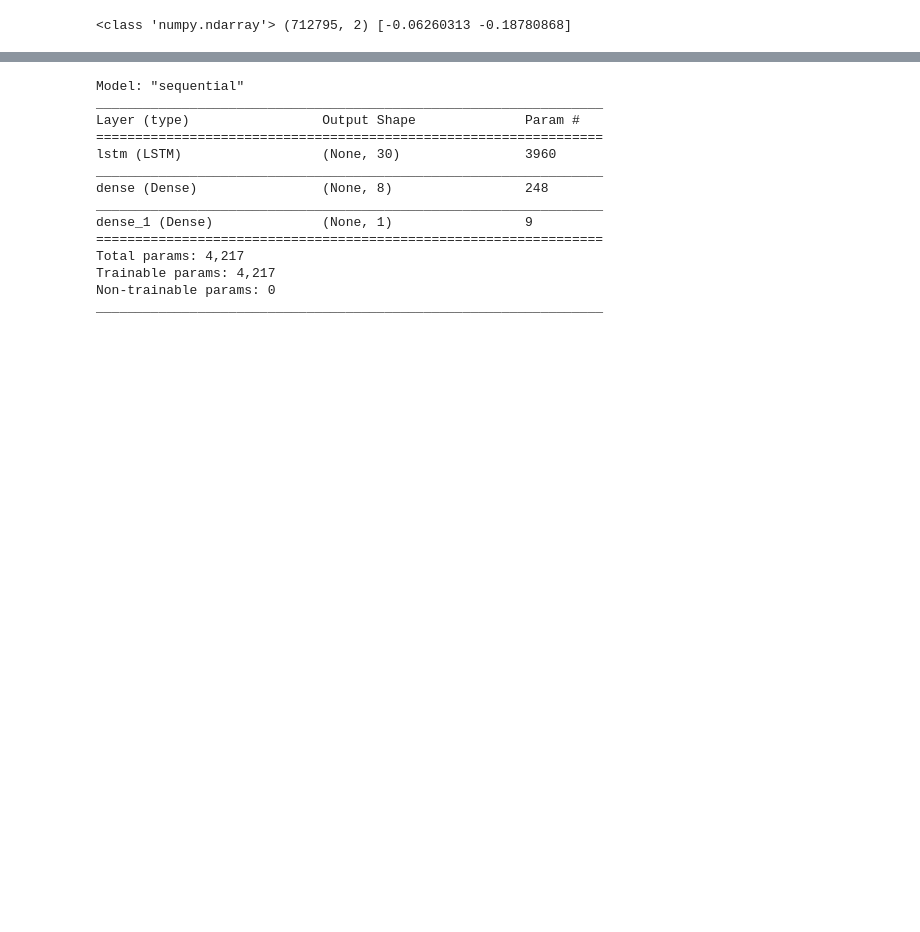
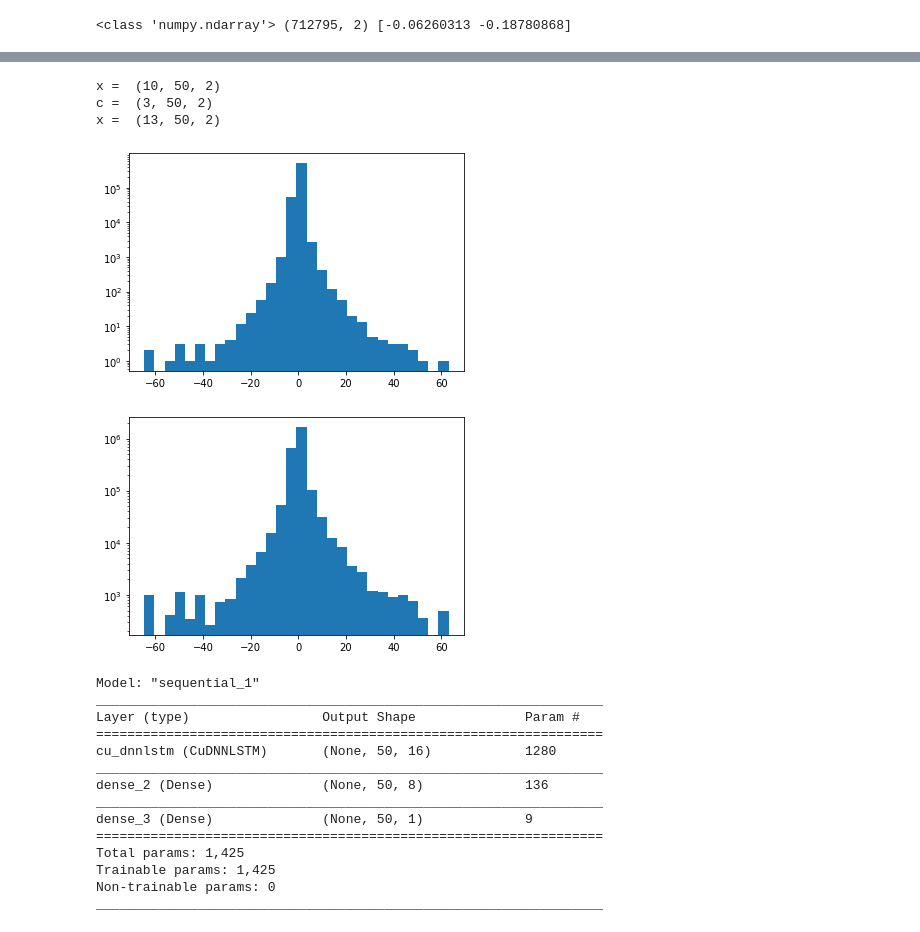
Before and after one commit to GustavLundberg/crypto, a Jupyter notebook: crypto.ipynb, the cells around one changed output, grey strips where cells are left out. Cells and saved outputs as stored; diff of their text form; code cells hidden in the pictures; blank space fills up the shorter version.

Commit message:
Oversampling started

```diff
--- a/crypto.ipynb
+++ b/crypto.ipynb
@@ -159,3 +224,45 @@ print(y_test.shape)
+# %%
+x = x_train[:10]
+print('x = ', x.shape)
+c = x[r]
+print('c = ', c.shape)
+x = np.append(x, c, axis = 0)
+print('x = ', x.shape)
+# %% [output]
+x =  (10, 50, 2)
+c =  (3, 50, 2)
+x =  (13, 50, 2)
+# %%
+### Oversampling based on the magnitude of the label (y_data) ###
+
+def oversample(x_data, y_data, n):
+
+    probs = np.abs(y_data) / np.sum(np.abs(y_data))
+    rand_indexes = np.random.choice(list(range(len(y_data))), size = n, replace = True, p = probs)
+    y_data = np.append(y_data, y_train[rand_indexes])
+    x_data = np.append(x_data, x_data[rand_indexes], axis = 0)
+
+    return x_data, y_data
+# %%
+### Oversampling based on the magnitude of the label (y_data) ###
+
+#x_data = x_train#[:10000]
+#y_data = y_train#[:10000]
+
+#plt.hist(y_data, bins = 30, log = True)
+plt.hist(y_train, bins = 30, log = True)
+plt.show()
+
+#x_data, y_data = oversample(x_data = x_data, y_data = y_data, n = 2000000)
+x_train, y_train = oversample(x_data = x_train, y_data = y_train, n = 2000000)
+#print('x_data = ', x_data.shape)
+#print('y_data = ', y_data.shape)
+
+plt.hist(y_train, bins = 30, log = True)
+plt.show()
+# %% [output]
+[figure, added]
+[figure, added]
 # %%
 ### Building model ###
 model = Sequential()
@@ -167,28 +297,28 @@ model.add(Dense(units = 1, activation = 'linear'))
 # %%
 ### Defining optimization parameters ###
-lr = 0.005
-decay = 1e-5
+lr = 0.001
+decay = 1e-7 # decay = 1e-5
 
 opt = Adam(lr = lr, decay = decay)
 
-def mean_pred(y_true, y_pred):
-    return int(tf.make_ndarray(y_true) > tf.make_ndarray(y_pred))
+#def mean_pred(y_true, y_pred):
+#    return int(tf.make_ndarray(y_true) > tf.make_ndarray(y_pred))
 
 model.compile(optimizer = opt, loss = 'mse')#, metrics = ['mse',)
 model.summary()
 # %% [output]
-Model: "sequential"
+Model: "sequential_1"
 _________________________________________________________________
 Layer (type)                 Output Shape              Param #
 =================================================================
-lstm (LSTM)                  (None, 30)                3960
+cu_dnnlstm (CuDNNLSTM)       (None, 50, 16)            1280
 _________________________________________________________________
-dense (Dense)                (None, 8)                 248
+dense_2 (Dense)              (None, 50, 8)             136
 _________________________________________________________________
-dense_1 (Dense)              (None, 1)                 9
+dense_3 (Dense)              (None, 50, 1)             9
 =================================================================
-Total params: 4,217
-Trainable params: 4,217
+Total params: 1,425
+Trainable params: 1,425
 Non-trainable params: 0
 _________________________________________________________________
 # %%
```
Also changed, not shown: parts of 18 cells of this notebook, 14 other files.
